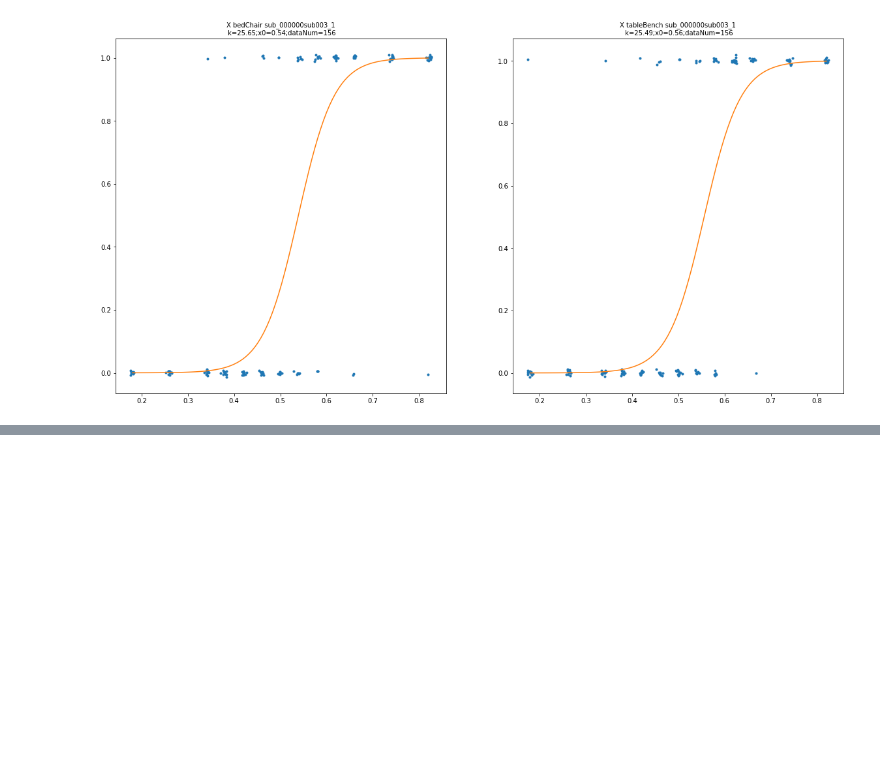
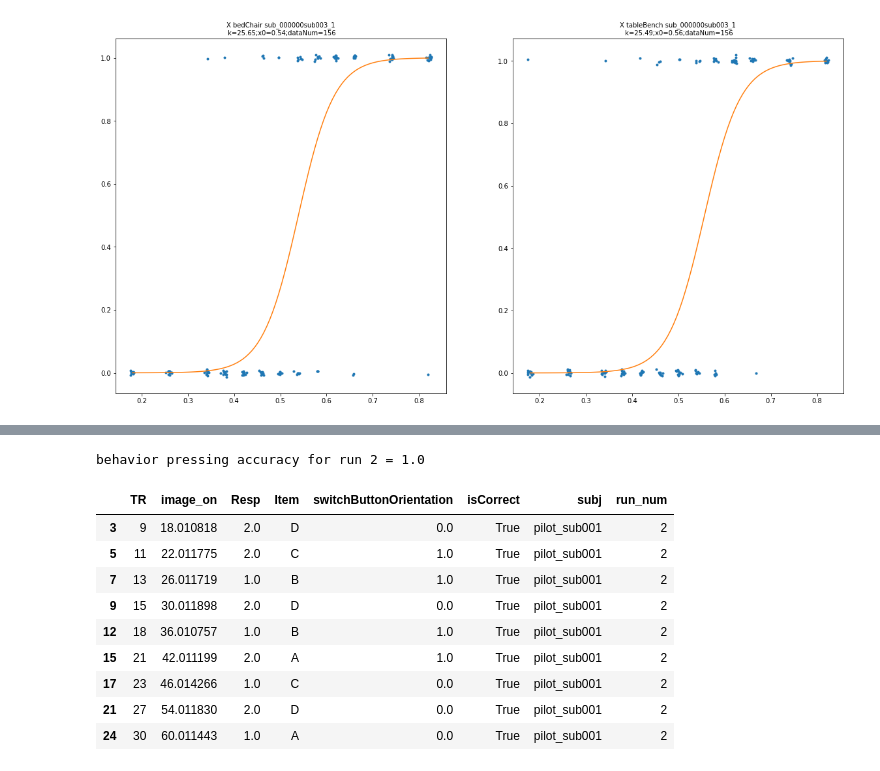
Before and after one commit to ericabusch/rtSynth_rt, a Jupyter notebook: expScripts/catPer/dataAnalysis.ipynb, the cells around one changed output, grey strips where cells are left out. Drawn from its saved outputs; the diff is of its cells as text; code cells hidden in the pictures; blank space fills up the shorter version.

```diff
--- a/expScripts/catPer/dataAnalysis.ipynb
+++ b/expScripts/catPer/dataAnalysis.ipynb
@@ -2120,0 +2226,75 @@ axis=versionDict[version][1]
+# %%
+curr_run=2
+behav_data = pd.read_csv(f"{cfg.recognition_dir}{cfg.subjectName}_{2}.csv")
+
+# the item(imcode) colume of the data represent each image in the following correspondence
+imcodeDict={
+'A': 'bed',
+'B': 'chair',
+'C': 'table',
+'D': 'bench'}
+
+# When the imcode code is "A", the correct response should be '1', "B" should be '2'
+correctResponseDict={
+'A': 1,
+'B': 2,
+'C': 1,
+'D': 2}
+
+SwitchCorrectResponseDict={
+'A': 2,
+'B': 1,
+'C': 2,
+'D': 1}
+
+# 由于每次保存按钮的时候所保存的这个flag（switchButtonOrientation）对应的是下一个trial的switchButtonOrientation，
+# 因此采用把switchButtonOrientation往前推一个的方法纠正。  中文
+switchButtonOrientation = [None] + list(behav_data['switchButtonOrientation'])
+switchButtonOrientation = switchButtonOrientation[:-1]
+behav_data['switchButtonOrientation'] = switchButtonOrientation
+# extract the labels which is selected by the subject and coresponding TR and time
+behav_data = behav_data[['TR', 'image_on', 'Resp',  'Item', 'switchButtonOrientation']] # the TR, the real time it was presented,
+
+# 为了处理 情况 A.被试的反应慢了一个TR，或者 B.两个按钮都被按了(这种情况下按照第二个按钮处理)
+# 现在的问题是”下一个TR“可能超过了behav_data的长度
+# this for loop is to deal with the situation where Resp is late for 1 TR, or two buttons are pressed.
+# when Resp is late for 1 TR, set the current Resp as the later Response.
+# when two buttons are pressed, set the current Resp as the later Response because the later one should be the real choice
+for curr_trial in range(behav_data.shape[0]):
+    if behav_data['Item'].iloc[curr_trial]  in ["A","B","C","D"]:
+        if curr_trial+1<behav_data.shape[0]: # 为了防止”下一个TR“超过behav_data的长度  中文
+            if behav_data['Resp'].iloc[curr_trial+1] in [1.0,2.0]:
+                behav_data['Resp'].iloc[curr_trial]=behav_data['Resp'].iloc[curr_trial+1]
+
+
+behav_data=behav_data.dropna(subset=['Item'])
+
+# check if the subject's response is correct. When Item is A,bed, response should be 1, or it is wrong
+isCorrect=[]
+for curr_trial in range(behav_data.shape[0]):
+    if behav_data['switchButtonOrientation'].iloc[curr_trial]:
+        isCorrect.append(SwitchCorrectResponseDict[behav_data['Item'].iloc[curr_trial]]==behav_data['Resp'].iloc[curr_trial])
+    else:
+        isCorrect.append(correctResponseDict[behav_data['Item'].iloc[curr_trial]]==behav_data['Resp'].iloc[curr_trial])
+
+print(f"behavior pressing accuracy for run {curr_run} = {np.mean(isCorrect)}")
+
+behav_data['isCorrect']=isCorrect # merge the isCorrect clumne with the data dataframe
+behav_data['subj']=[cfg.subjectName for i in range(len(behav_data))]
+behav_data['run_num']=[int(curr_run) for i in range(len(behav_data))]
+behav_data=behav_data[behav_data['isCorrect']]
+# %% [output]
+behavior pressing accuracy for run 2 = 1.0
+# %%
+behav_data
+# %% [output]
+|  | TR | image_on | Resp | Item | switchButtonOrientation | isCorrect | subj | run_num |
+| 3 | 9 | 18.010818 | 2.0 | D | 0.0 | True | pilot_sub001 | 2 |
+| 5 | 11 | 22.011775 | 2.0 | C | 1.0 | True | pilot_sub001 | 2 |
+| 7 | 13 | 26.011719 | 1.0 | B | 1.0 | True | pilot_sub001 | 2 |
+| 9 | 15 | 30.011898 | 2.0 | D | 0.0 | True | pilot_sub001 | 2 |
+| 12 | 18 | 36.010757 | 1.0 | B | 1.0 | True | pilot_sub001 | 2 |
+| 15 | 21 | 42.011199 | 2.0 | A | 1.0 | True | pilot_sub001 | 2 |
+| 17 | 23 | 46.014266 | 1.0 | C | 0.0 | True | pilot_sub001 | 2 |
+| 21 | 27 | 54.011830 | 2.0 | D | 0.0 | True | pilot_sub001 | 2 |
+| 24 | 30 | 60.011443 | 1.0 | A | 0.0 | True | pilot_sub001 | 2 |
```
Also changed, not shown: parts of 7 cells of this notebook.
